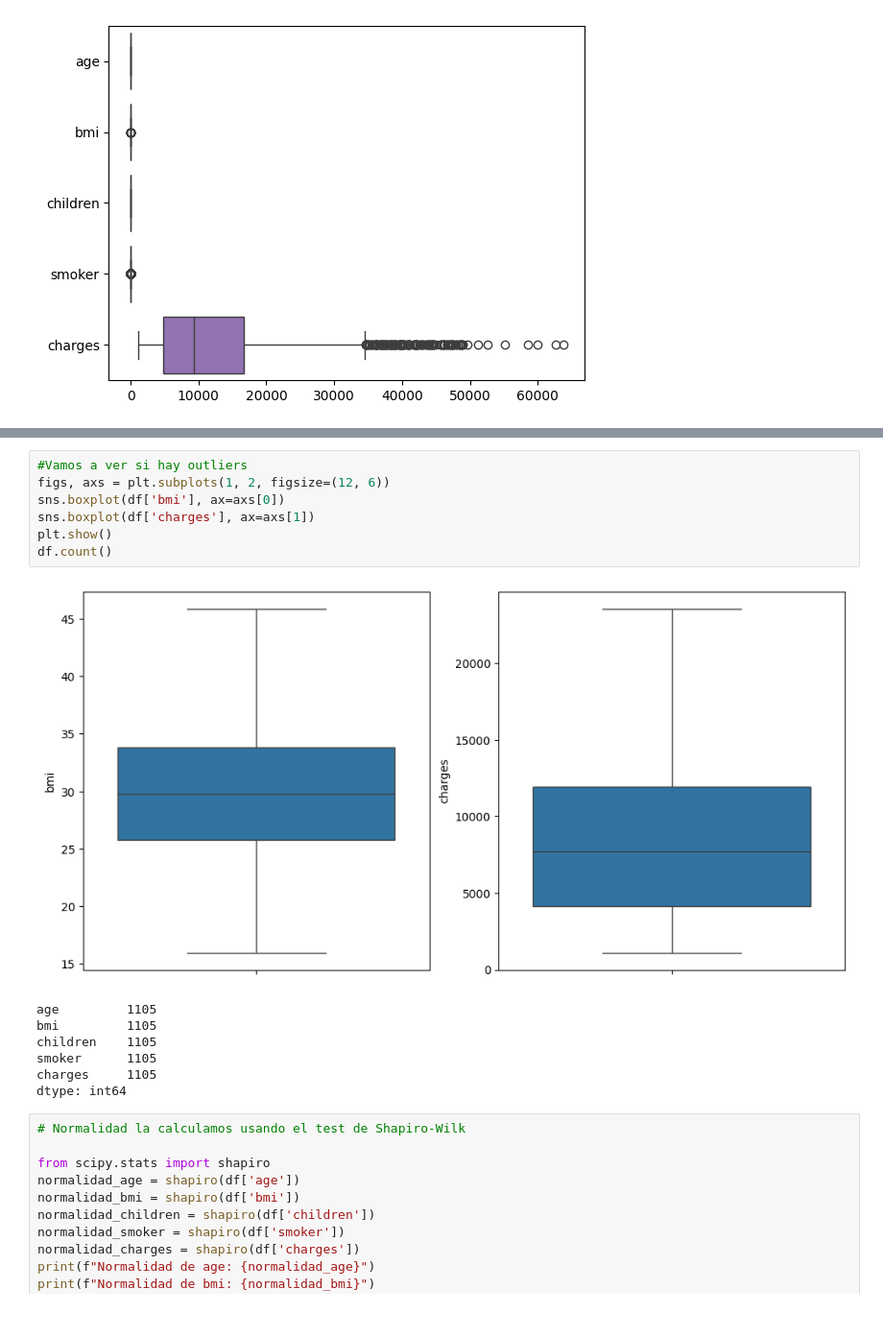
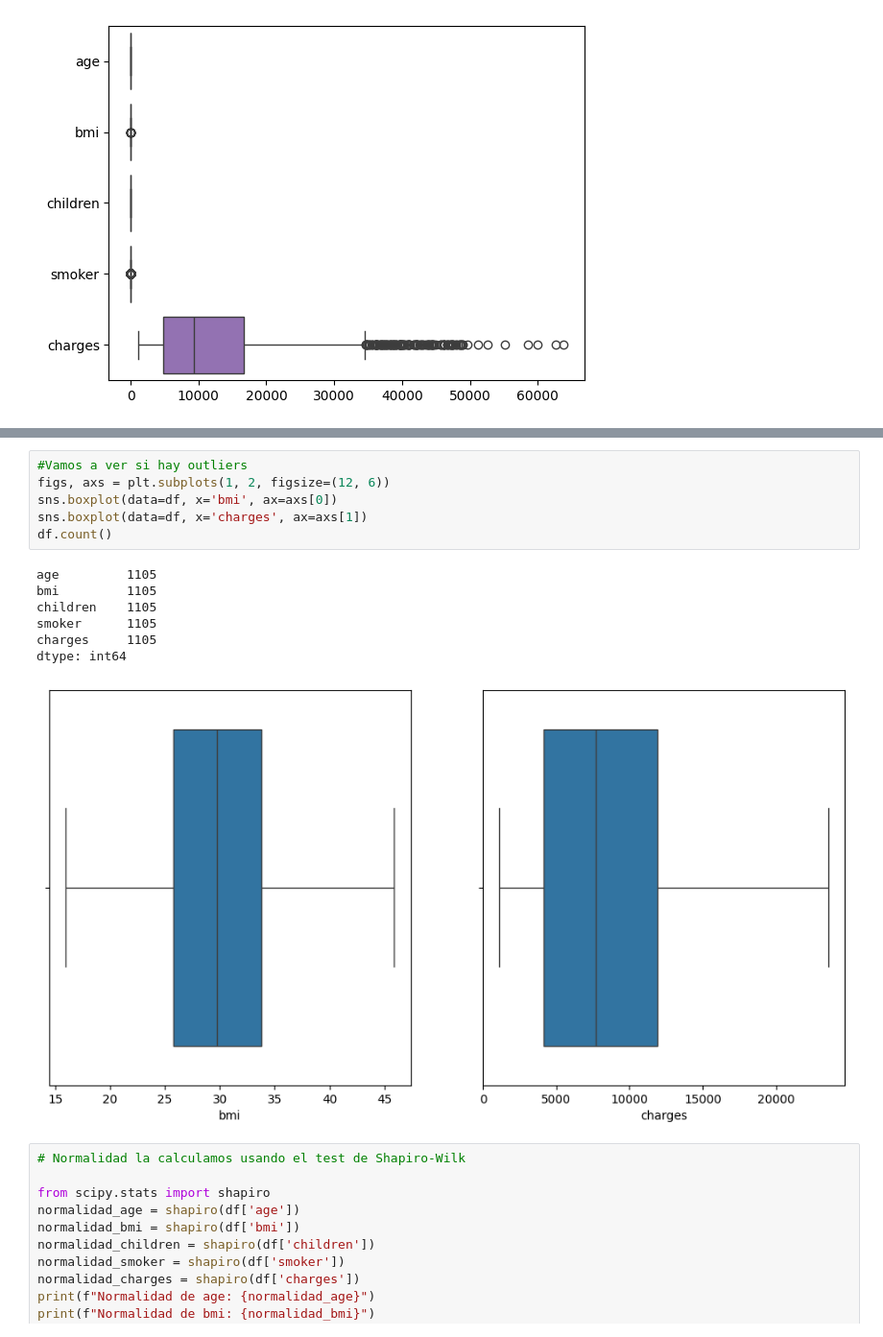
Before and after one commit to AugustoKark/InteligenciaArtificial, a Jupyter notebook: TP2/tp2.ipynb, the cells around one changed output, grey strips where cells are left out. Shown: that part at 96% size. Saved outputs shown, nothing was run; the diff lists cells and outputs as text.

```diff
--- a/TP2/tp2.ipynb
+++ b/TP2/tp2.ipynb
@@ -123,18 +115,17 @@ Total de outliers en la columna charges: 0
 # %%
 #Vamos a ver si hay outliers
 figs, axs = plt.subplots(1, 2, figsize=(12, 6))
-sns.boxplot(df['bmi'], ax=axs[0])
-sns.boxplot(df['charges'], ax=axs[1])
-plt.show()
+sns.boxplot(data=df, x='bmi', ax=axs[0])
+sns.boxplot(data=df, x='charges', ax=axs[1])
 df.count()
 # %% [output]
+age         1105
+bmi         1105
+children    1105
+smoker      1105
+charges     1105
+dtype: int64
-[figure, old version]
+[figure, new version]
-age         1105
-bmi         1105
-children    1105
-smoker      1105
-charges     1105
-dtype: int64
 # %%
 # Normalidad la calculamos usando el test de Shapiro-Wilk
 
```
Also changed, not shown: parts of 30 cells of this notebook.
